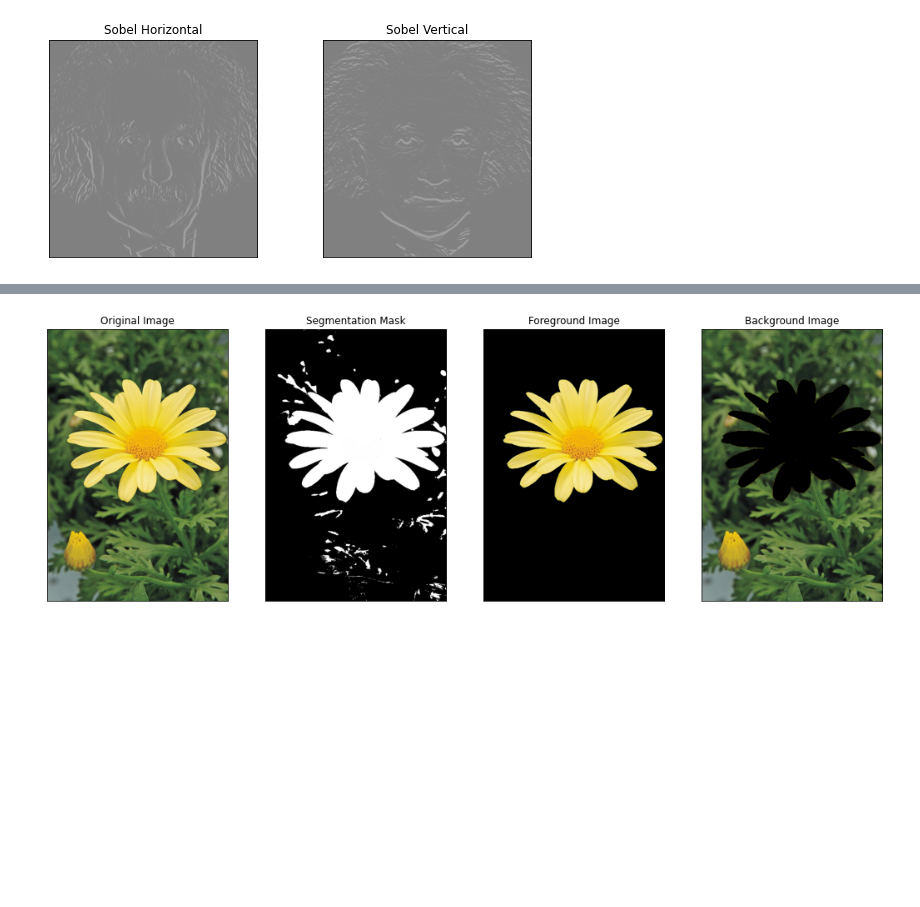
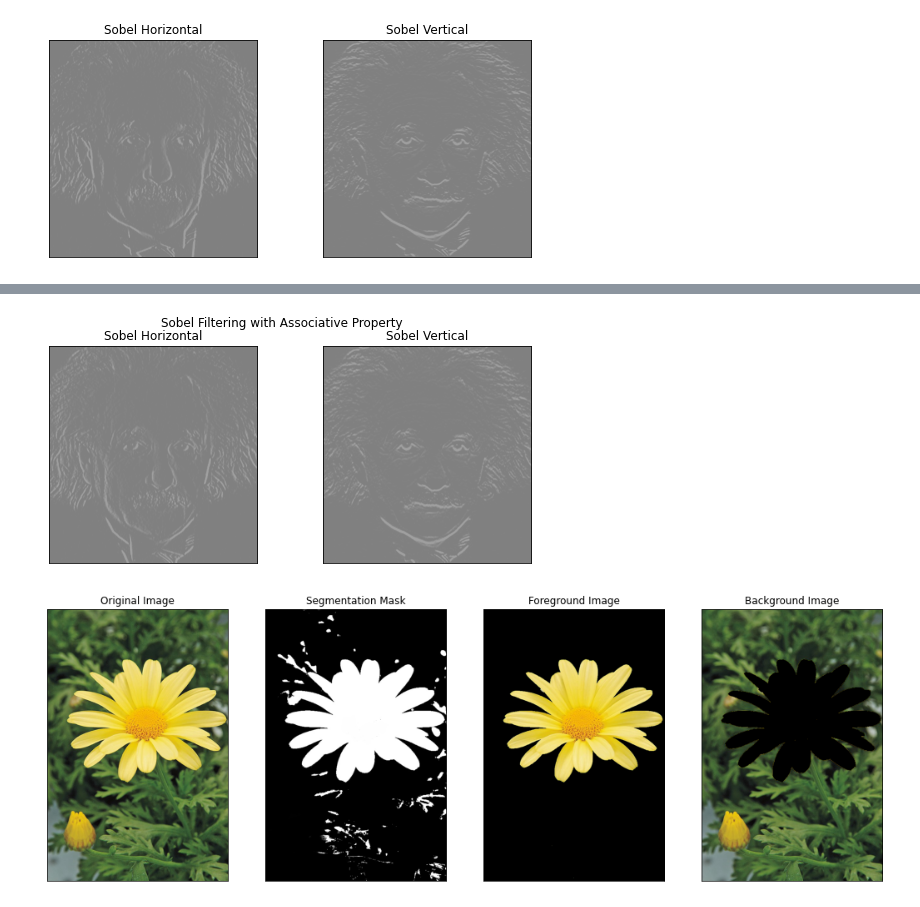
Before and after one commit to GevinduGanganath/EN2550, a Jupyter notebook: Assignment 1/Assignment 1.ipynb, the cells around one changed output, grey strips where cells are left out. Cells and saved outputs as stored; diff of their text form; code cells hidden in the pictures; blank space fills up the shorter version.

```diff
--- a/Assignment 1/Assignment 1.ipynb
+++ b/Assignment 1/Assignment 1.ipynb
@@ -287,3 +279,28 @@ output = sobel(fig_einstein, "horizontal")
+# %%
+# Question 6C
+kernel_1 = np.array(((-1,), (0,), (1,)))
+kernel_2 = np.array((1, 2, 1))
+
+output_1 = cv.filter2D(fig_einstein, -1, kernel_1)
+output_1 = cv.filter2D(output_1, -1, kernel_2)
+output_2 = cv.filter2D(fig_einstein, -1, kernel_1.T)
+output_2 = cv.filter2D(output_2, -1, kernel_2.T)
+
+fig, ax = plt.subplots(1, 2, figsize=(9, 4))
+fig.suptitle("Sobel Filtering with Associative Property")
+ax[0].imshow(output_2, cmap = "gray", vmin=-1020, vmax=1020)
+ax[0].get_xaxis().set_visible(False)
+ax[0].get_yaxis().set_visible(False)
+ax[0].set_title("Sobel Horizontal")
+ax[1].imshow(output_1, cmap = "gray", vmin=-1020, vmax=1020)
+ax[1].get_xaxis().set_visible(False)
+ax[1].get_yaxis().set_visible(False)
+ax[1].set_title("Sobel Vertical")
+plt.savefig(r"Report/Images/53.jpg")
+
+plt.show()
+# %% [output]
+[figure, added]
 # %%
 # Question 7 with cv.GC_INIT_WITH_RECT
 
```
Also changed, not shown: parts of 4 cells of this notebook, 13 other files.
